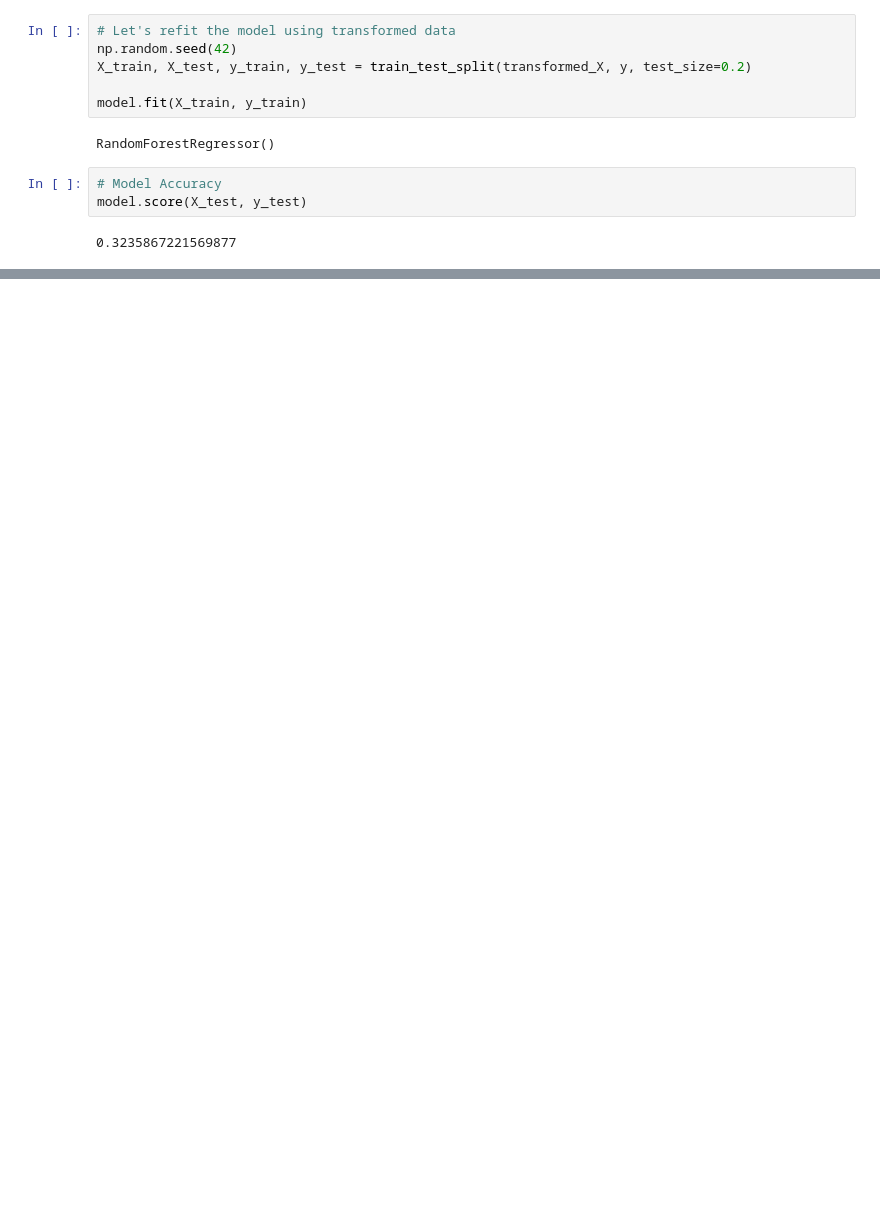
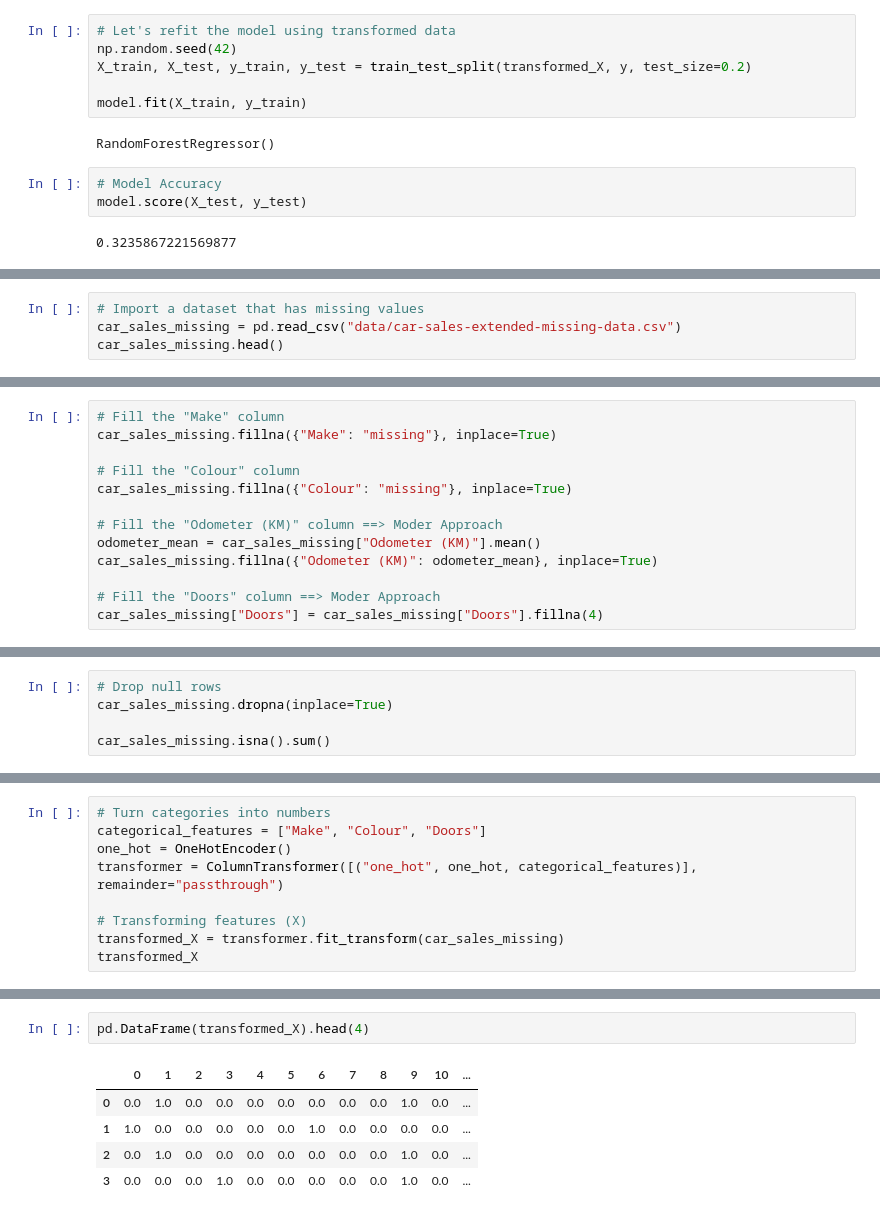
Before and after one commit to mythz-library/LRN-Data-Science, a Jupyter notebook: 04-02-scikit-learn-from-scratch.ipynb, the cells around one changed output, grey strips where cells are left out. Cells and saved outputs as stored; diff of their text form; blank space fills up the shorter version.

Commit message:
Fill missing values using Pandas

```diff
--- a/04-02-scikit-learn-from-scratch.ipynb
+++ b/04-02-scikit-learn-from-scratch.ipynb
@@ -306,0 +320,4 @@ model.score(X_test, y_test)
+# %%
+# Import a dataset that has missing values
+car_sales_missing = pd.read_csv("data/car-sales-extended-missing-data.csv")
+car_sales_missing.head()
@@ -306,0 +378,13 @@ model.score(X_test, y_test)
+# %%
+# Fill the "Make" column
+car_sales_missing.fillna({"Make": "missing"}, inplace=True)
+
+# Fill the "Colour" column
+car_sales_missing.fillna({"Colour": "missing"}, inplace=True)
+
+# Fill the "Odometer (KM)" column ==> Moder Approach
+odometer_mean = car_sales_missing["Odometer (KM)"].mean()
+car_sales_missing.fillna({"Odometer (KM)": odometer_mean}, inplace=True)
+
+# Fill the "Doors" column ==> Moder Approach
+car_sales_missing["Doors"] = car_sales_missing["Doors"].fillna(4)
@@ -306,0 +407,5 @@ model.score(X_test, y_test)
+# %%
+# Drop null rows
+car_sales_missing.dropna(inplace=True)
+
+car_sales_missing.isna().sum()
@@ -306,0 +464,9 @@ model.score(X_test, y_test)
+# %%
+# Turn categories into numbers
+categorical_features = ["Make", "Colour", "Doors"]
+one_hot = OneHotEncoder()
+transformer = ColumnTransformer([("one_hot", one_hot, categorical_features)], remainder="passthrough")
+
+# Transforming features (X)
+transformed_X = transformer.fit_transform(car_sales_missing)
+transformed_X
@@ -306,0 +487,8 @@ model.score(X_test, y_test)
+# %%
+pd.DataFrame(transformed_X).head(4)
+# %% [output]
+|  | 0 | 1 | 2 | 3 | 4 | 5 | 6 | 7 | 8 | 9 | 10 | ... |
+| 0 | 0.0 | 1.0 | 0.0 | 0.0 | 0.0 | 0.0 | 0.0 | 0.0 | 0.0 | 1.0 | 0.0 | ... |
+| 1 | 1.0 | 0.0 | 0.0 | 0.0 | 0.0 | 0.0 | 1.0 | 0.0 | 0.0 | 0.0 | 0.0 | ... |
+| 2 | 0.0 | 1.0 | 0.0 | 0.0 | 0.0 | 0.0 | 0.0 | 0.0 | 0.0 | 1.0 | 0.0 | ... |
+| 3 | 0.0 | 0.0 | 0.0 | 1.0 | 0.0 | 0.0 | 0.0 | 0.0 | 0.0 | 1.0 | 0.0 | ... |
```
Also changed, not shown: parts of 23 cells of this notebook, 1 other file.
